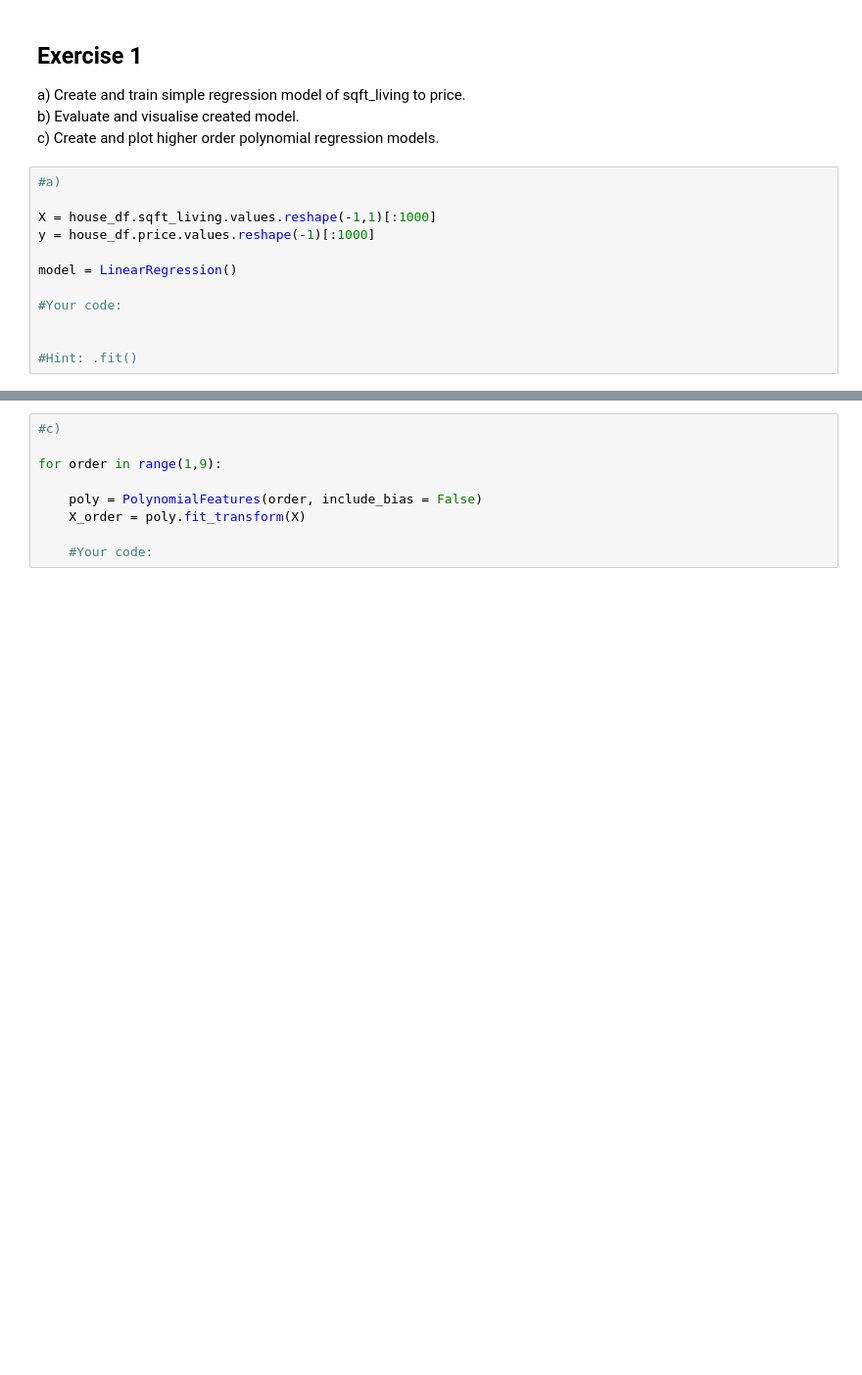
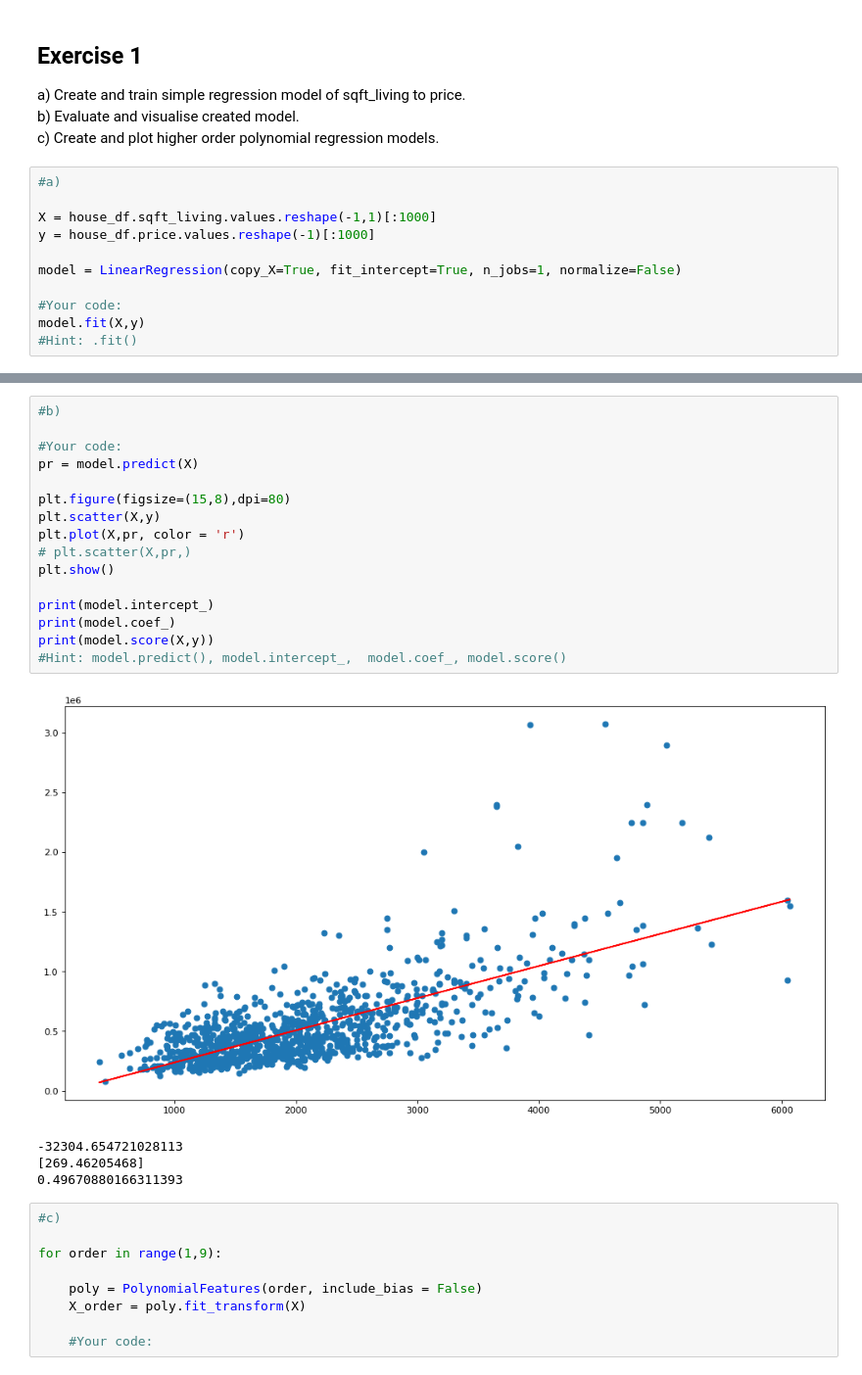
Before and after one commit to YehorSavchenko/Introduction-to-Data-Science, a Jupyter notebook: Cwiczenia2/Assignment_2_without_code.ipynb, the cells around one changed output, grey strips where cells are left out. Shown: that part at 98% size. Cells and saved outputs as stored; diff of their text form; blank space fills up the shorter version.

```diff
--- a/Cwiczenia2/Assignment_2_without_code.ipynb
+++ b/Cwiczenia2/Assignment_2_without_code.ipynb
@@ -21,10 +21,9 @@ c) Create and plot higher order polynomial regression models.
 X = house_df.sqft_living.values.reshape(-1,1)[:1000]
 y = house_df.price.values.reshape(-1)[:1000]
 
-model = LinearRegression()
+model = LinearRegression(copy_X=True, fit_intercept=True, n_jobs=1, normalize=False)
 
 #Your code:
-
-
+model.fit(X,y)
 #Hint: .fit()
 # %% [output]
@@ -42,3 +31,24 @@ Mean squared error equals: 57947526161.28837
+# %%
+#b)
+
+#Your code:
+pr = model.predict(X)
+
+plt.figure(figsize=(15,8),dpi=80)
+plt.scatter(X,y)
+plt.plot(X,pr, color = 'r')
+# plt.scatter(X,pr,)
+plt.show()
+
+print(model.intercept_)
+print(model.coef_)
+print(model.score(X,y))
+#Hint: model.predict(), model.intercept_,  model.coef_, model.score()
+# %% [output]
+[figure, added]
+-32304.654721028113
+[269.46205468]
+0.49670880166311393
 # %%
 #c)
 
```
Also changed, not shown: parts of 2 cells of this notebook.
